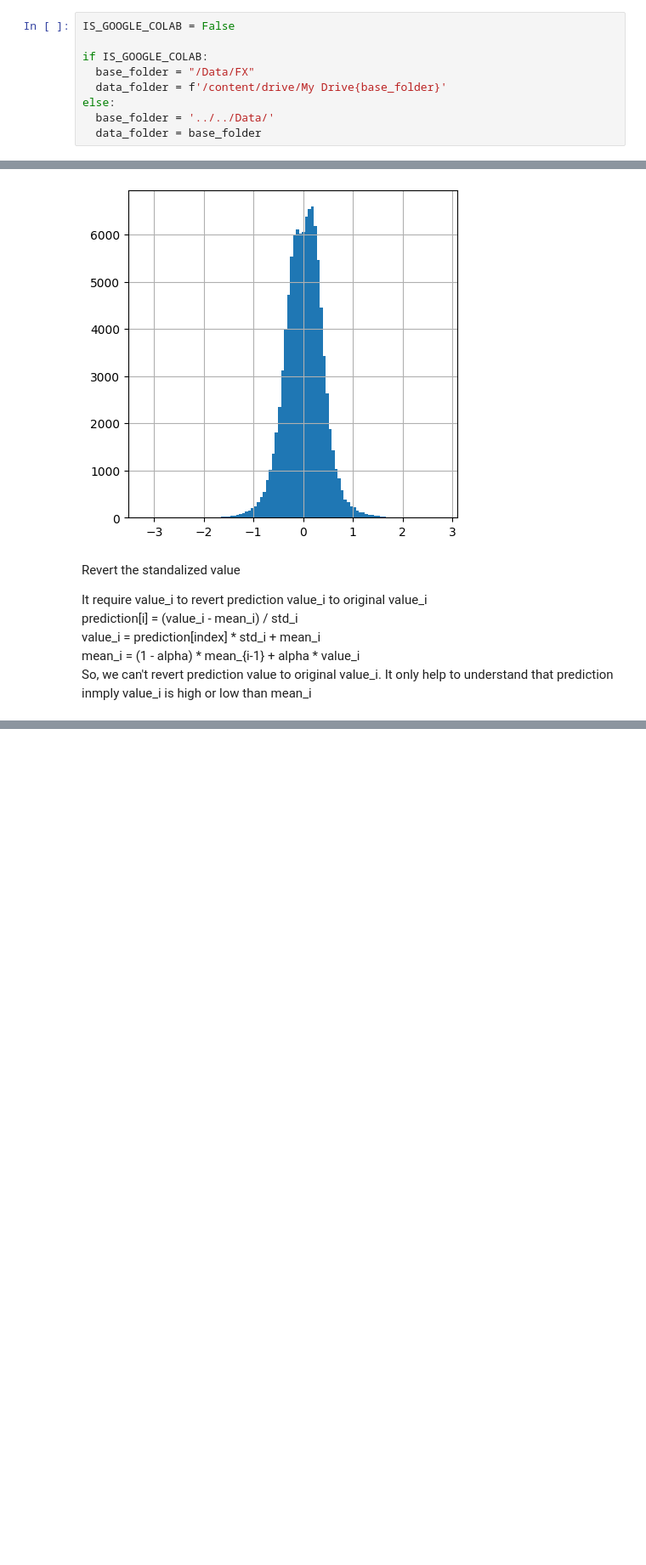
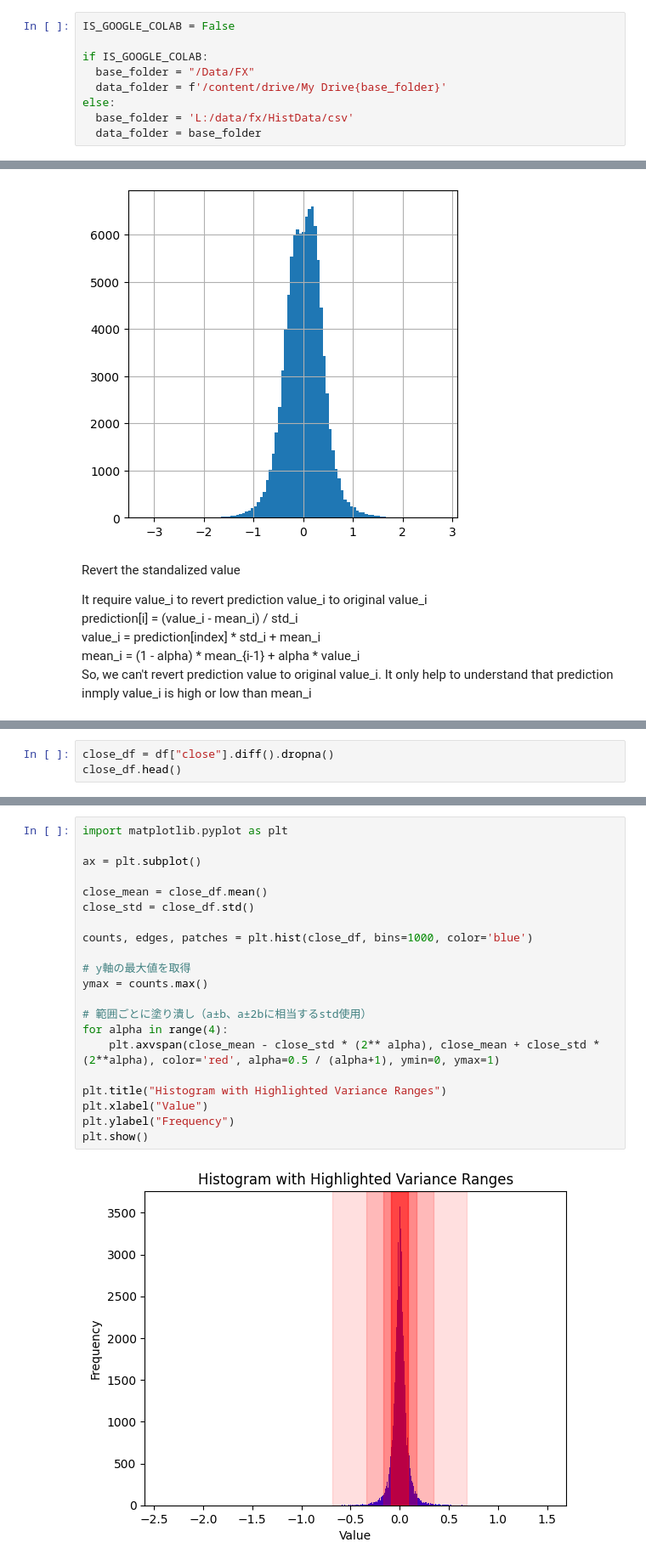
Before and after one commit to Naradice/stocknet_study, a Jupyter notebook: Utility/Standalization.ipynb, the cells around one changed output, grey strips where cells are left out. Shown at 85% size. Cells and saved outputs as stored; diff of their text form; blank space fills up the shorter version.

```diff
--- a/Utility/Standalization.ipynb
+++ b/Utility/Standalization.ipynb
@@ -9,7 +9,7 @@ if IS_GOOGLE_COLAB:
   base_folder = "/Data/FX"
   data_folder = f'/content/drive/My Drive{base_folder}'
 else:
-  base_folder = '../../Data/'
+  base_folder = 'L:/data/fx/HistData/csv'
   data_folder = base_folder
 # %%
 import os
@@ -142,0 +148,3 @@ So, we can't revert prediction value to original value_i. It only help to unders
+# %%
+close_df = df["close"].diff().dropna()
+close_df.head()
@@ -142,0 +228,23 @@ So, we can't revert prediction value to original value_i. It only help to unders
+# %%
+import matplotlib.pyplot as plt
+
+ax = plt.subplot()
+
+close_mean = close_df.mean()
+close_std = close_df.std()
+
+counts, edges, patches = plt.hist(close_df, bins=1000, color='blue')
+
+# y軸の最大値を取得
+ymax = counts.max()
+
+# 範囲ごとに塗り潰し（a±b、a±2bに相当するstd使用）
+for alpha in range(4):
+    plt.axvspan(close_mean - close_std * (2** alpha), close_mean + close_std *(2**alpha), color='red', alpha=0.5 / (alpha+1), ymin=0, ymax=1)
+
+plt.title("Histogram with Highlighted Variance Ranges")
+plt.xlabel("Value")
+plt.ylabel("Frequency")
+plt.show()
+# %% [output]
+[figure, added]
```
Also changed, not shown: parts of 17 cells of this notebook.
